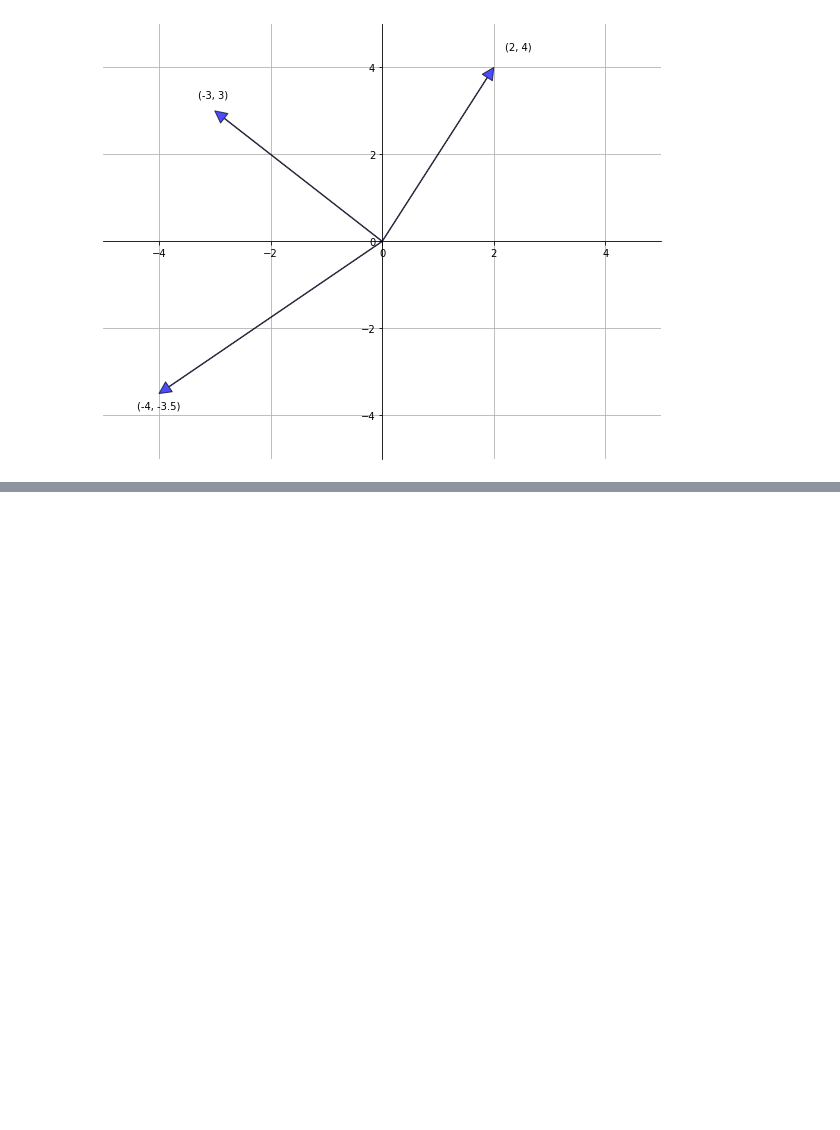
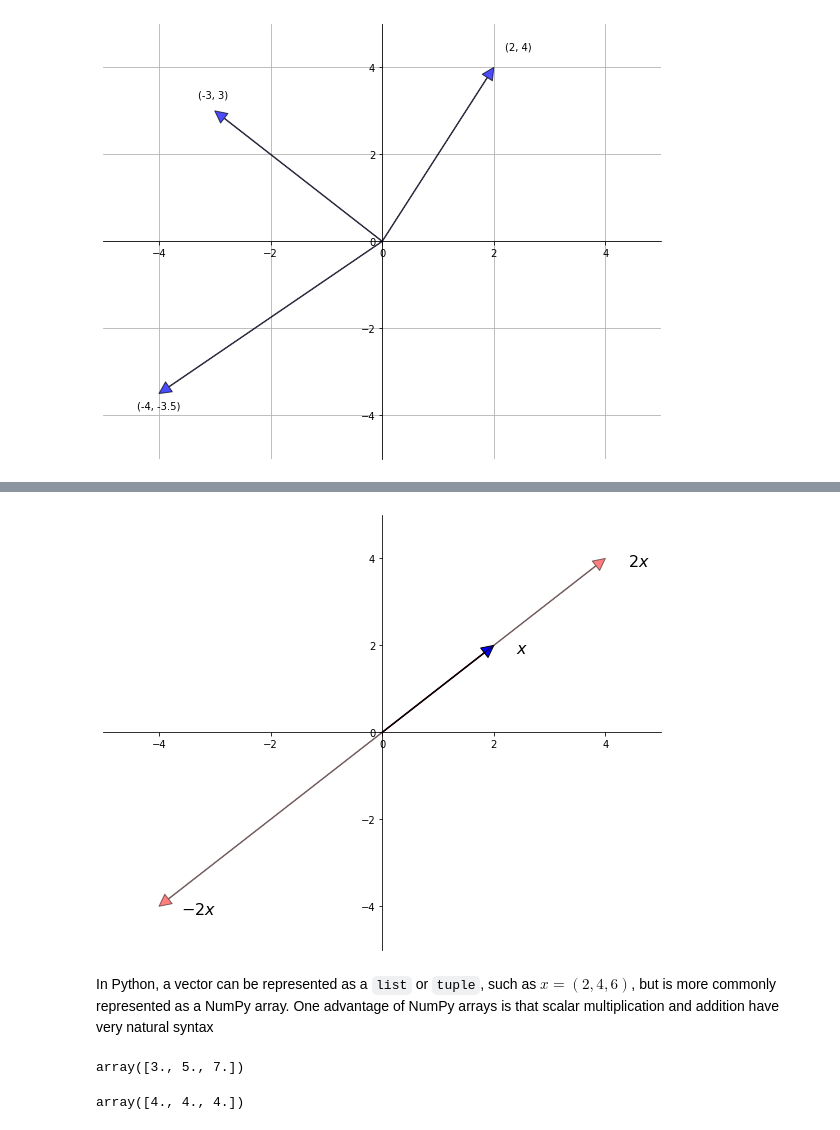
Before and after one commit to beauvilerobed/quantitative-economics-with-python, a Jupyter notebook: tools_and_techniques/2_linear_algebra.ipynb, the cells around one changed output, grey strips where cells are left out. Saved outputs shown, nothing was run; the diff lists cells and outputs as text; code cells hidden in the pictures; blank space fills up the shorter version.

```diff
--- a/tools_and_techniques/2_linear_algebra.ipynb
+++ b/tools_and_techniques/2_linear_algebra.ipynb
@@ -85,0 +122,44 @@ The two most common operators for vectors are addition and scalar multiplication
+# %%
+fig, ax = plt.subplots(figsize=(10, 8))
+# Set the axes through the origin
+for spine in ['left', 'bottom']:
+    ax.spines[spine].set_position('zero')
+for spine in ['right', 'top']:
+    ax.spines[spine].set_color('none')
+
+ax.set(xlim=(-5, 5), ylim=(-5, 5))
+x = (2, 2)
+ax.annotate('', xy=x, xytext=(0, 0),
+            arrowprops=dict(facecolor='blue',
+            shrink=0,
+            alpha=1,
+            width=0.5))
+ax.text(x[0] + 0.4, x[1] - 0.2, '$x$', fontsize='16')
+
+
+scalars = (-2, 2)
+x = np.array(x)
+
+for s in scalars:
+    v = s * x
+    ax.annotate('', xy=v, xytext=(0, 0),
+                arrowprops=dict(facecolor='red',
+                shrink=0,
+                alpha=0.5,
+                width=0.5))
+    ax.text(v[0] + 0.4, v[1] - 0.2, f'${s} x$', fontsize='16')
+plt.show()
+# %% [output]
+[figure, added]
+# %% [markdown]
+In Python, a vector can be represented as a `list` or `tuple`, such as $x = (2, 4, 6)$, but is more commonly represented as a NumPy array. One advantage of NumPy arrays is that scalar multiplication and addition have very natural syntax
+# %%
+x = np.ones(3)            # Vector of three ones
+y = np.array((2, 4, 6))   # Converts tuple (2, 4, 6) into array
+x + y
+# %% [output]
+array([3., 5., 7.])
+# %%
+4 * x
+# %% [output]
+array([4., 4., 4.])
```
Also changed, not shown: parts of 42 cells of this notebook.
